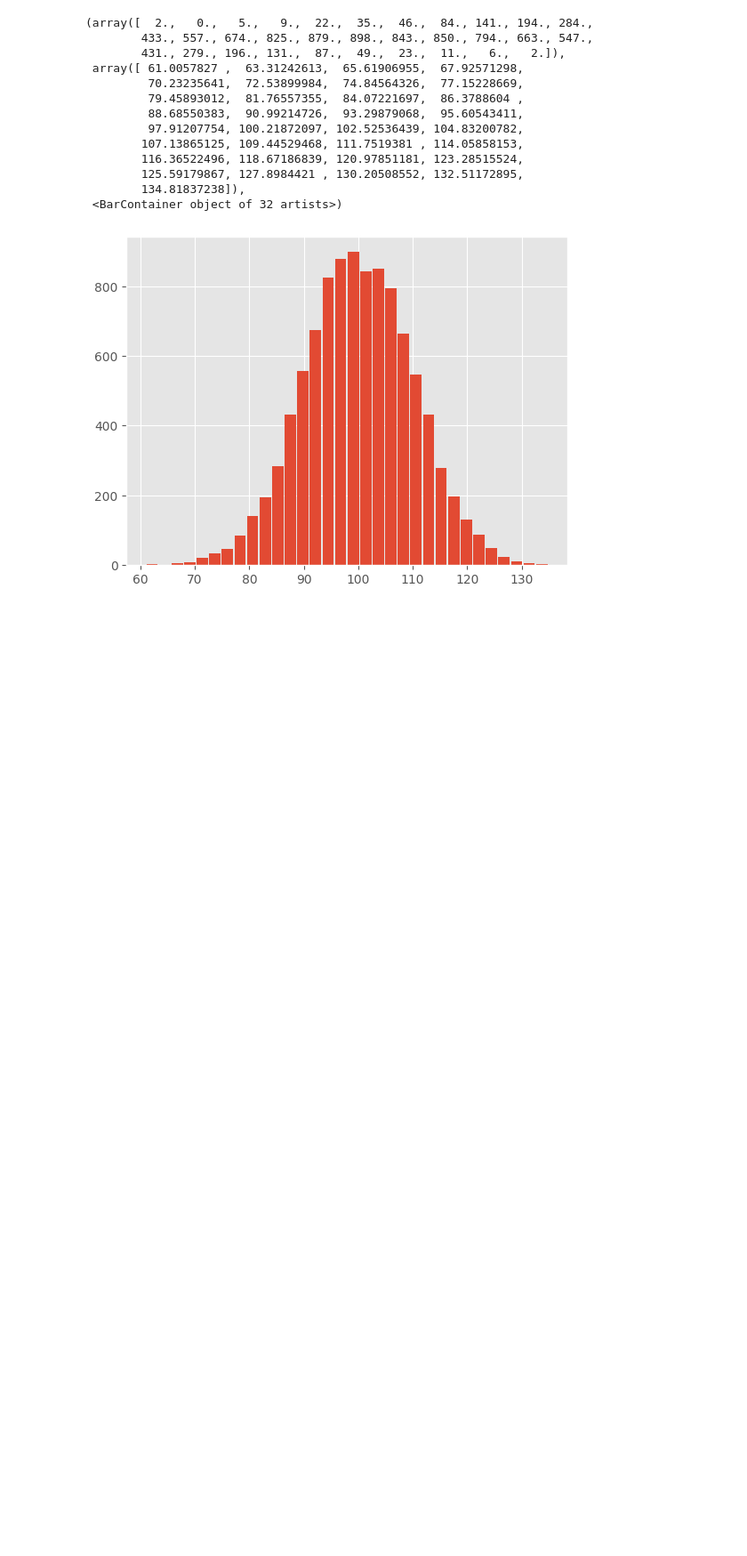
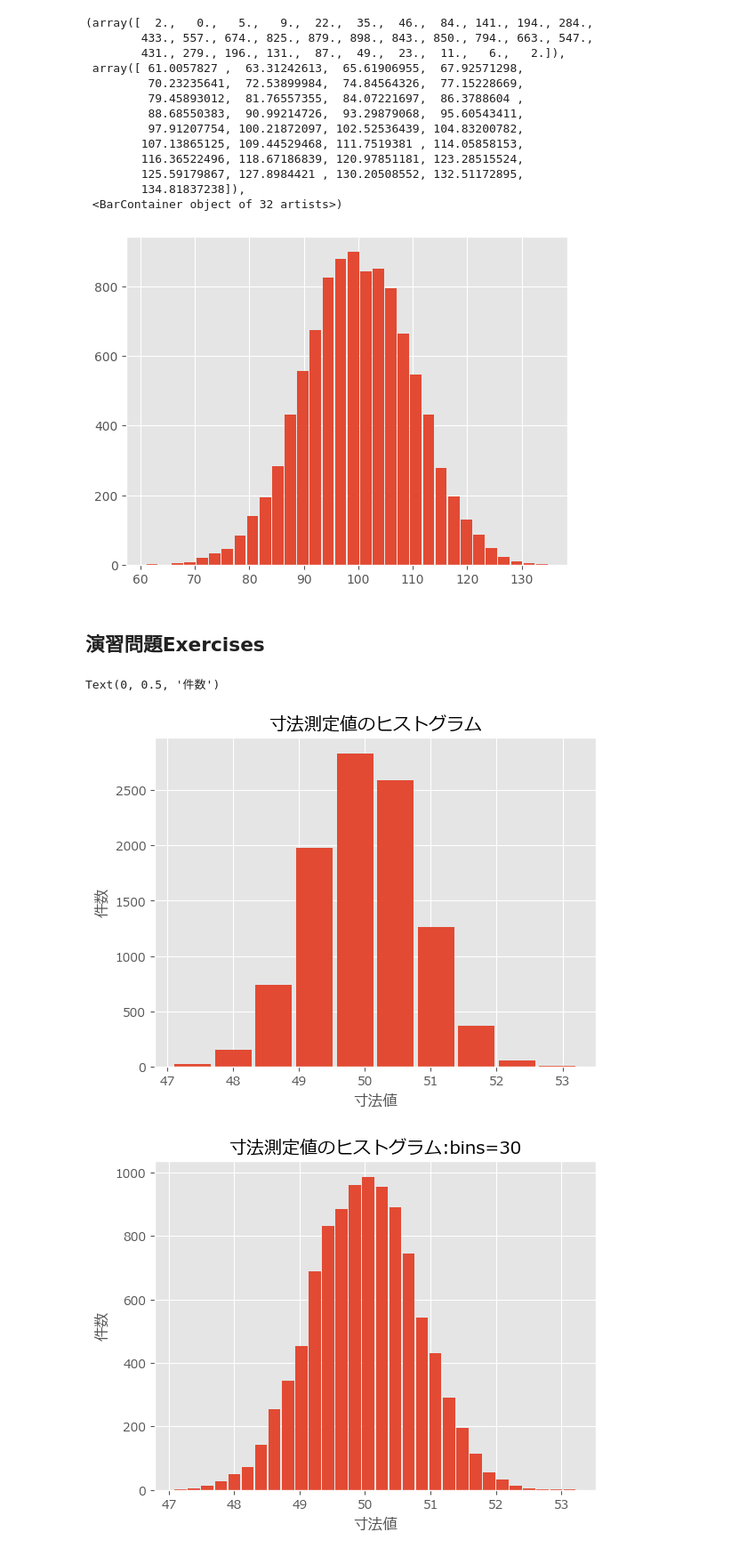
Before and after one commit to kjfarm1225/pyq_practice, a Jupyter notebook: 187_3_histogram/187_3_histogram_2.ipynb, the cells around one changed output. Shown at 89% size. Drawn from its saved outputs; the diff is of its cells as text; code cells hidden in the pictures; blank space fills up the shorter version.

Commit message:
modified: exercise   187_3_histogram_2.ipynb

```diff
--- a/187_3_histogram/187_3_histogram_2.ipynb
+++ b/187_3_histogram/187_3_histogram_2.ipynb
@@ -45,3 +45,39 @@ ax.hist(x, rwidth=0.9, bins=32)
         134.81837238]),
  <BarContainer object of 32 artists>)
 [figure]
+# %% [markdown]
+## 演習問題Exercises
+# %%
+%matplotlib inline
+
+import numpy as np
+import matplotlib.pyplot as plt
+
+plt.style.use("ggplot")
+plt.rcParams["font.family"] = "Meiryo"
+# %%
+mu = 50.0
+sigma = 0.8
+# %%
+rng = np.random.default_rng(3)
+x = rng.normal(mu, sigma, 10000)
+# %%
+fig = plt.figure()
+ax = fig.add_subplot(1, 1, 1)
+ax.hist(x, rwidth=0.9, bins=10)
+
+ax.set_title("寸法測定値のヒストグラム")
+ax.set_xlabel("寸法値")
+ax.set_ylabel("件数")
+
+fig = plt.figure()
+ax = fig.add_subplot(1, 1, 1)
+ax.hist(x, rwidth=0.9, bins=30)
+
+ax.set_title("寸法測定値のヒストグラム:bins=30")
+ax.set_xlabel("寸法値")
+ax.set_ylabel("件数")
+# %% [output]
+Text(0, 0.5, '件数')
+[figure, added]
+[figure, added]
```
